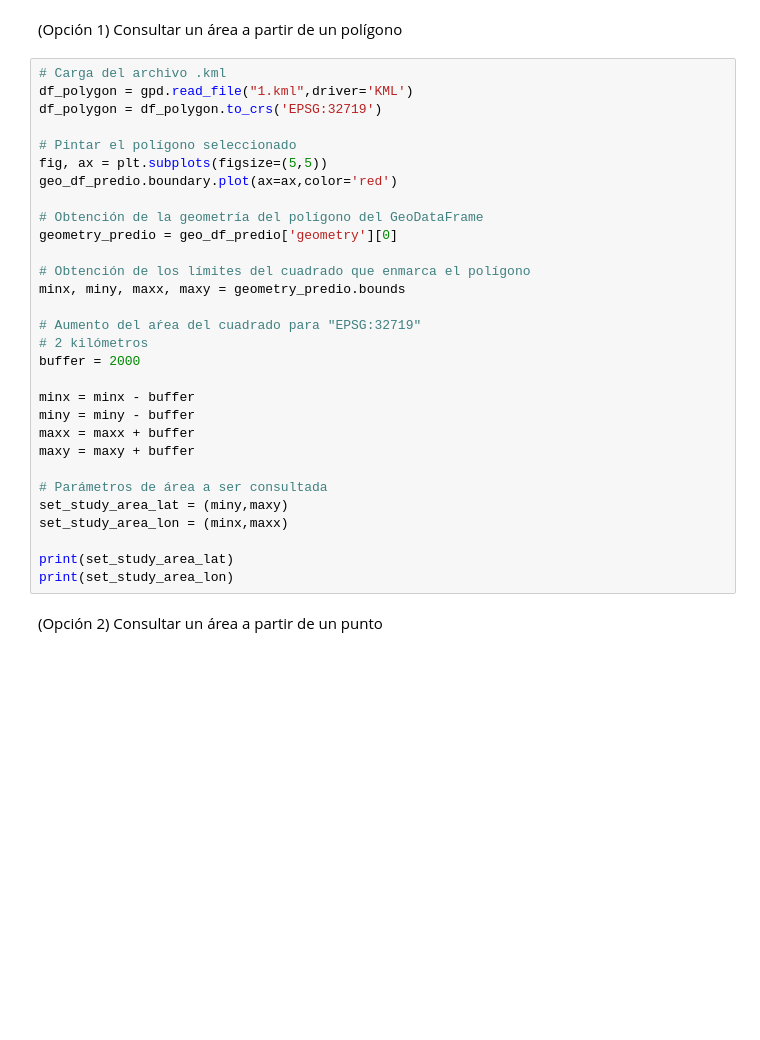
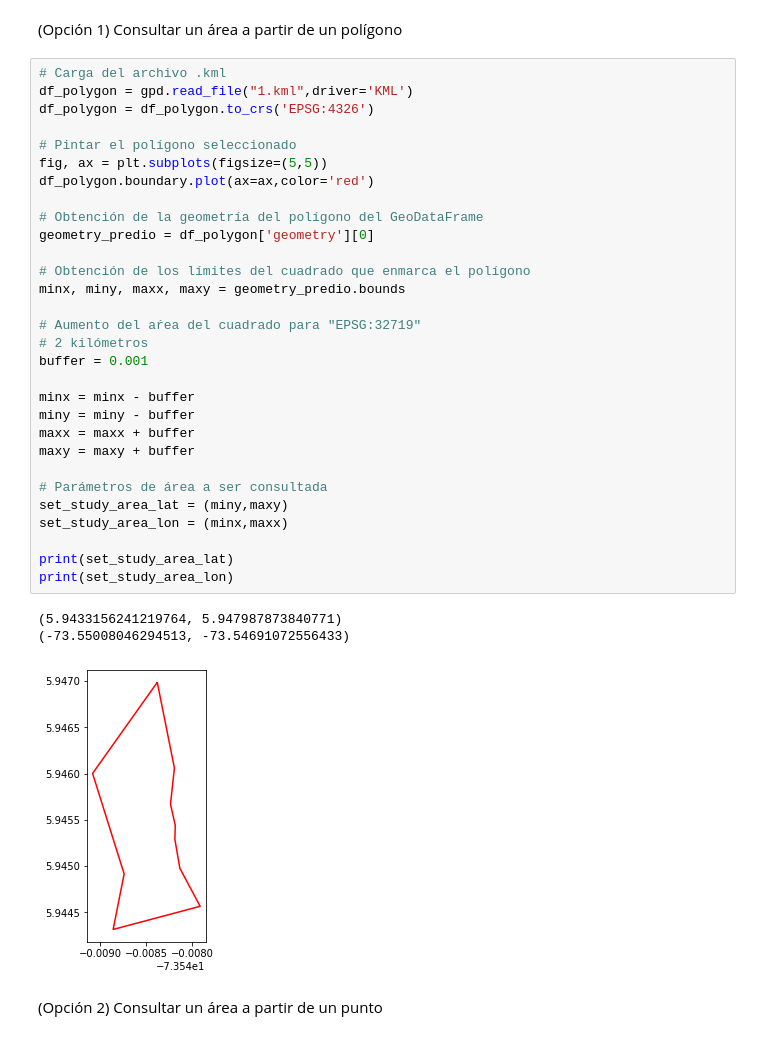
Before and after one commit to DonAurelio/open-datacube-bac-training, a Jupyter notebook: 2. Introducción al Open Data Cube.ipynb, the cells around one changed output. Drawn from its saved outputs; the diff is of its cells as text; blank space fills up the shorter version.

```diff
--- a/2. Introducción al Open Data Cube.ipynb
+++ b/2. Introducción al Open Data Cube.ipynb
@@ -43,33 +43,37 @@ gpd.io.file.fiona.drvsupport.supported_drivers['KML'] = 'rw'
 # %%
 # Carga del archivo .kml
 df_polygon = gpd.read_file("1.kml",driver='KML')
-df_polygon = df_polygon.to_crs('EPSG:32719')
+df_polygon = df_polygon.to_crs('EPSG:4326')
 
 # Pintar el polígono seleccionado
 fig, ax = plt.subplots(figsize=(5,5))
-geo_df_predio.boundary.plot(ax=ax,color='red')
+df_polygon.boundary.plot(ax=ax,color='red')
 
 # Obtención de la geometría del polígono del GeoDataFrame
-geometry_predio = geo_df_predio['geometry'][0]
+geometry_predio = df_polygon['geometry'][0]
 
 # Obtención de los límites del cuadrado que enmarca el polígono
 minx, miny, maxx, maxy = geometry_predio.bounds
 
 # Aumento del aŕea del cuadrado para "EPSG:32719"
 # 2 kilómetros
-buffer = 2000
+buffer = 0.001
 
 minx = minx - buffer
 miny = miny - buffer
 maxx = maxx + buffer
 maxy = maxy + buffer
 
 # Parámetros de área a ser consultada
 set_study_area_lat = (miny,maxy)
 set_study_area_lon = (minx,maxx)
 
 print(set_study_area_lat)
 print(set_study_area_lon)
+# %% [output]
+(5.9433156241219764, 5.947987873840771)
+(-73.55008046294513, -73.54691072556433)
+[figure, added]
 # %% [markdown]
 (Opción 2) Consultar un área a partir de un punto
 # %%
```
Also changed, not shown: parts of 36 cells of this notebook, 1 other file.
